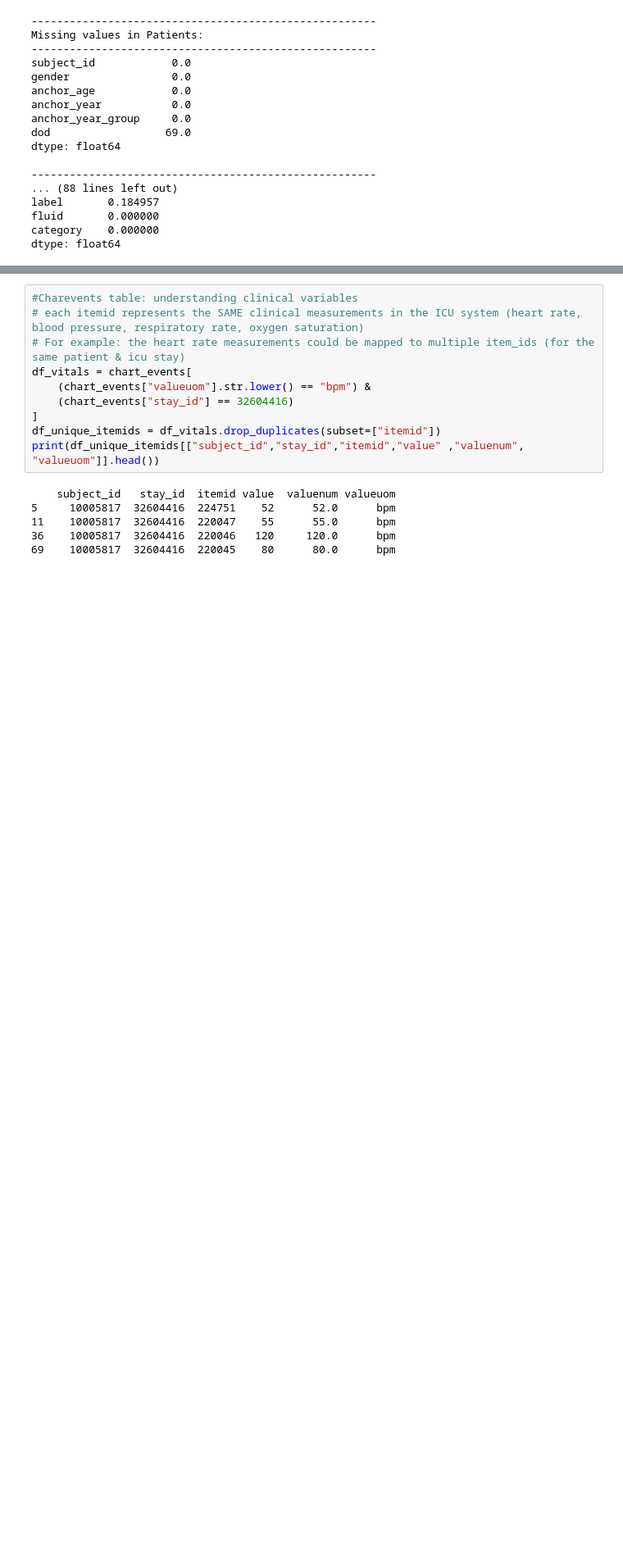
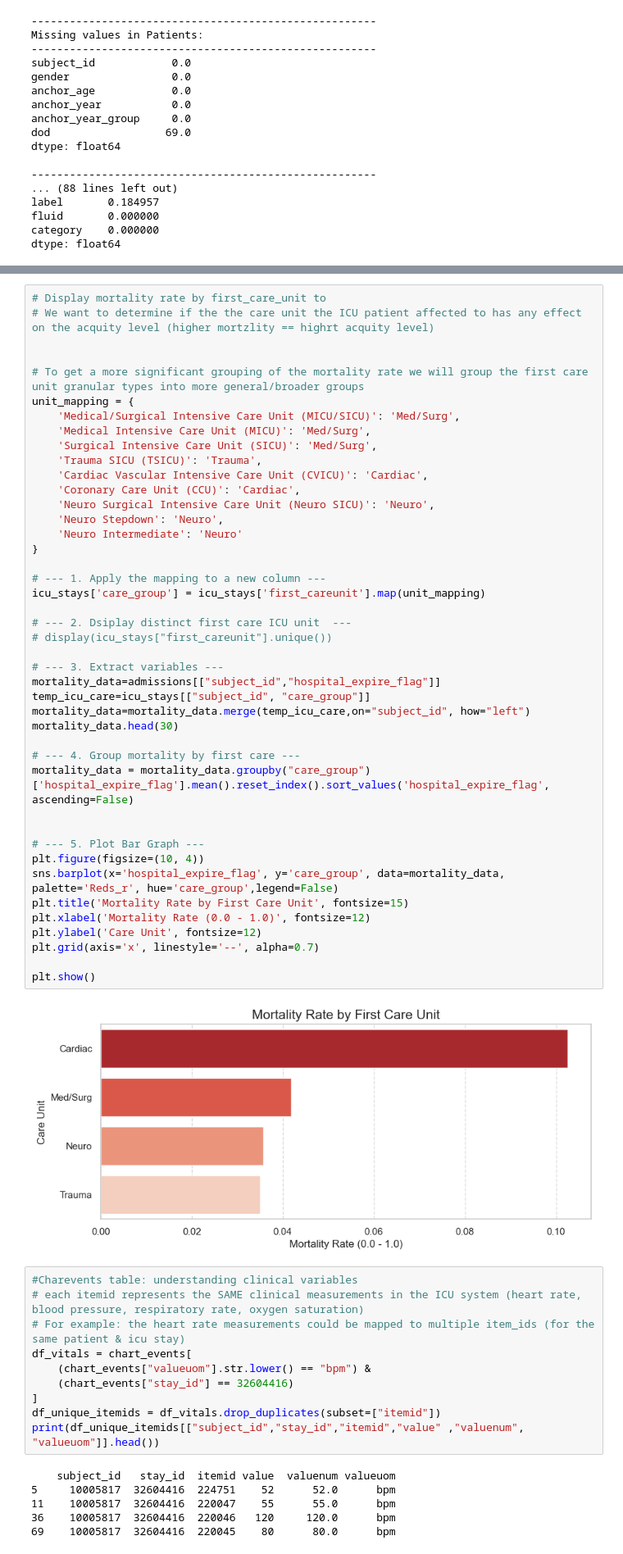
Before and after one commit to OnsHanafi/icu-acquity-phenotyping, a Jupyter notebook: ICUproject.ipynb, the cells around one changed output, grey strips where cells are left out. Shown at 82% size. Drawn from its saved outputs; the diff is of its cells as text; blank space fills up the shorter version.

```diff
--- a/ICUproject.ipynb
+++ b/ICUproject.ipynb
@@ -419,3 +416,48 @@ plt.show()
+# %%
+# Display mortality rate by first_care_unit to
+# We want to determine if the the care unit the ICU patient affected to has any effect on the acquity level (higher mortzlity == highrt acquity level)
+
+
+# To get a more significant grouping of the mortality rate we will group the first care unit granular types into more general/broader groups
+unit_mapping = {
+    'Medical/Surgical Intensive Care Unit (MICU/SICU)': 'Med/Surg',
+    'Medical Intensive Care Unit (MICU)': 'Med/Surg',
+    'Surgical Intensive Care Unit (SICU)': 'Med/Surg',
+    'Trauma SICU (TSICU)': 'Trauma',
+    'Cardiac Vascular Intensive Care Unit (CVICU)': 'Cardiac',
+    'Coronary Care Unit (CCU)': 'Cardiac',
+    'Neuro Surgical Intensive Care Unit (Neuro SICU)': 'Neuro',
+    'Neuro Stepdown': 'Neuro',
+    'Neuro Intermediate': 'Neuro'
+}
+
+# --- 1. Apply the mapping to a new column ---
+icu_stays['care_group'] = icu_stays['first_careunit'].map(unit_mapping)
+
+# --- 2. Dsiplay distinct first care ICU unit  ---
+# display(icu_stays["first_careunit"].unique())
+
+# --- 3. Extract variables ---
+mortality_data=admissions[["subject_id","hospital_expire_flag"]]
+temp_icu_care=icu_stays[["subject_id", "care_group"]]
+mortality_data=mortality_data.merge(temp_icu_care,on="subject_id", how="left")
+mortality_data.head(30)
+
+# --- 4. Group mortality by first care ---
+mortality_data = mortality_data.groupby("care_group")['hospital_expire_flag'].mean().reset_index().sort_values('hospital_expire_flag', ascending=False)
+
+
+# --- 5. Plot Bar Graph ---
+plt.figure(figsize=(10, 4))
+sns.barplot(x='hospital_expire_flag', y='care_group', data=mortality_data, palette='Reds_r', hue='care_group',legend=False)
+plt.title('Mortality Rate by First Care Unit', fontsize=15)
+plt.xlabel('Mortality Rate (0.0 - 1.0)', fontsize=12)
+plt.ylabel('Care Unit', fontsize=12)
+plt.grid(axis='x', linestyle='--', alpha=0.7)
+
+plt.show()
+# %% [output]
+[figure, added]
 # %%
 #Charevents table: understanding clinical variables
 # each itemid represents the SAME clinical measurements in the ICU system (heart rate, blood pressure, respiratory rate, oxygen saturation)
```
Also changed, not shown: parts of 9 cells of this notebook.
